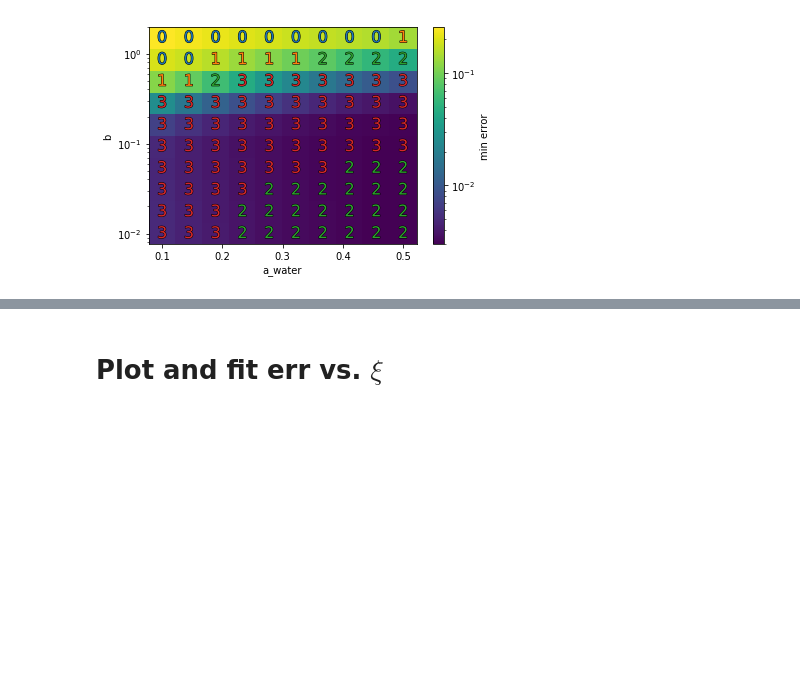
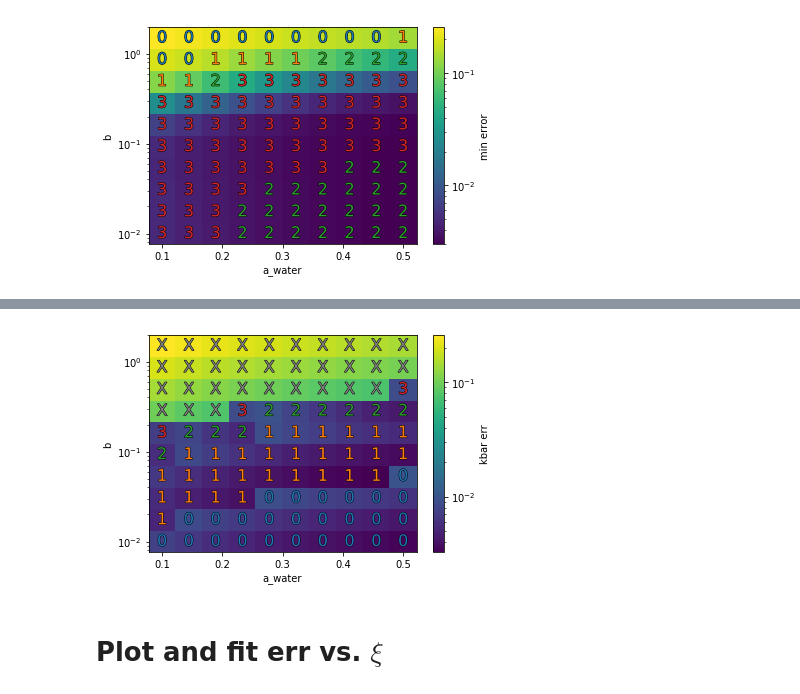
Before and after one commit to OliverEvans96/kelp, a Jupyter notebook: code/python/VerificationOfCalculations.ipynb, the cells around one changed output, grey strips where cells are left out. Saved outputs shown, nothing was run; the diff lists cells and outputs as text; code cells hidden in the pictures; blank space fills up the shorter version.

```diff
--- a/code/python/VerificationOfCalculations.ipynb
+++ b/code/python/VerificationOfCalculations.ipynb
@@ -2058,3 +2155,8 @@ for i, a_water in enumerate(a_water_list):
+# %%
+er_thres=1e-2
+plot_kbar_data(er_thres, tot_err_arr)
+# %% [output]
+[figure, added]
 # %% [markdown]
 # Plot and fit err vs. $\xi$
 # %% [markdown]
```
Also changed, not shown: parts of 54 cells of this notebook.
